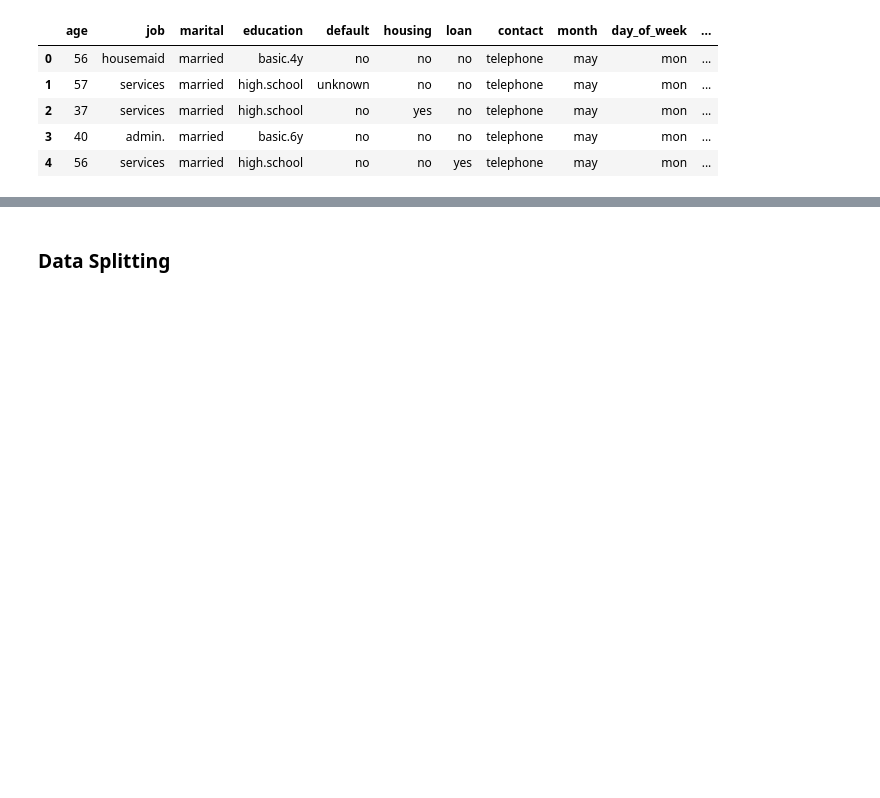
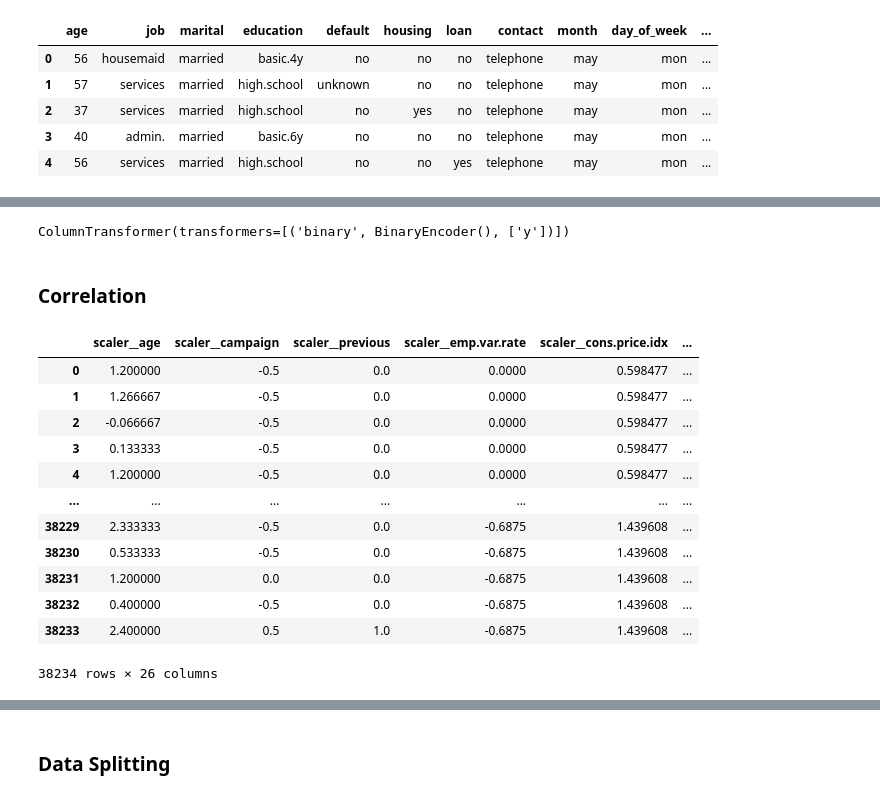
Before and after one commit to robbenrba/finalProject, a Jupyter notebook: finalProject_RobertoB_GrettyM_final.ipynb, the cells around one changed output, grey strips where cells are left out. Drawn from its saved outputs; the diff is of its cells as text; code cells hidden in the pictures; blank space fills up the shorter version.

```diff
--- a/finalProject_RobertoB_GrettyM_final.ipynb
+++ b/finalProject_RobertoB_GrettyM_final.ipynb
@@ -1012,7 +958,7 @@ For `duration` 0-300 s (0-5 mins), 300-1800 s (5-30 mins), >30 mins.
 
 For `pdays` 0-7 days, 1-2 weeks, >2 weeks.
 # %%
-bins1 = pd.cut(df['duration'], bins=[0, 300, 1800, df['duration'].max()], labels=False)
+bins1 = pd.cut(df['duration'], bins=[-1, 300, 1800, df['duration'].max()], labels=False)
 bins2 = pd.cut(df['pdays'], bins=[-1, 7, 14, df['pdays'].max()], labels=False) # -1 is only for including 0
 # %%
 display(bins1.value_counts(), bins2.value_counts())
@@ -1062,0 +1044,4 @@ ColumnTransformer(remainder='passthrough',
+# %%
+transformer_Y
+# %% [output]
+ColumnTransformer(transformers=[('binary', BinaryEncoder(), ['y'])])
@@ -1062,0 +1051,21 @@ ColumnTransformer(remainder='passthrough',
+# %% [markdown]
+### Correlation
+# %%
+df_transformed = pd.DataFrame(X, columns=transformer_X.get_feature_names_out())
+df_transformed[transformer_Y.get_feature_names_out()] = Y
+df_transformed.drop(columns=['binary__y_1'],inplace=True)
+df_transformed
+# %% [output]
+|  | scaler__age | scaler__campaign | scaler__previous | scaler__emp.var.rate | scaler__cons.price.idx | ... |
+| 0 | 1.200000 | -0.5 | 0.0 | 0.0000 | 0.598477 | ... |
+| 1 | 1.266667 | -0.5 | 0.0 | 0.0000 | 0.598477 | ... |
+| 2 | -0.066667 | -0.5 | 0.0 | 0.0000 | 0.598477 | ... |
+| 3 | 0.133333 | -0.5 | 0.0 | 0.0000 | 0.598477 | ... |
+| 4 | 1.200000 | -0.5 | 0.0 | 0.0000 | 0.598477 | ... |
+| ... | ... | ... | ... | ... | ... | ... |
+| 38229 | 2.333333 | -0.5 | 0.0 | -0.6875 | 1.439608 | ... |
+| 38230 | 0.533333 | -0.5 | 0.0 | -0.6875 | 1.439608 | ... |
+| 38231 | 1.200000 | 0.0 | 0.0 | -0.6875 | 1.439608 | ... |
+| 38232 | 0.400000 | -0.5 | 0.0 | -0.6875 | 1.439608 | ... |
+| 38233 | 2.400000 | 0.5 | 1.0 | -0.6875 | 1.439608 | ... |
+38234 rows × 26 columns
```
Also changed, not shown: parts of 40 cells of this notebook.
